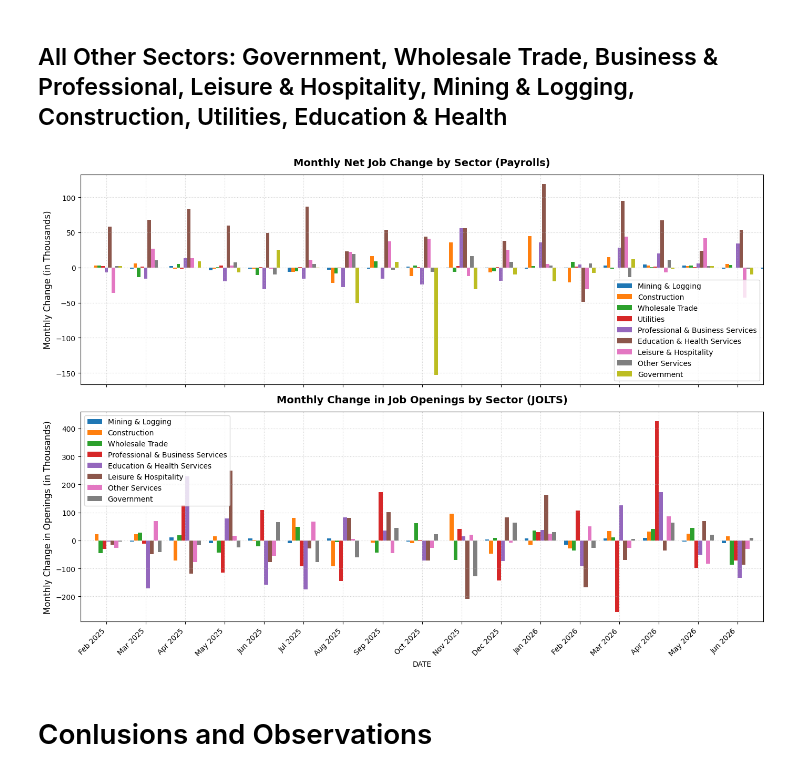
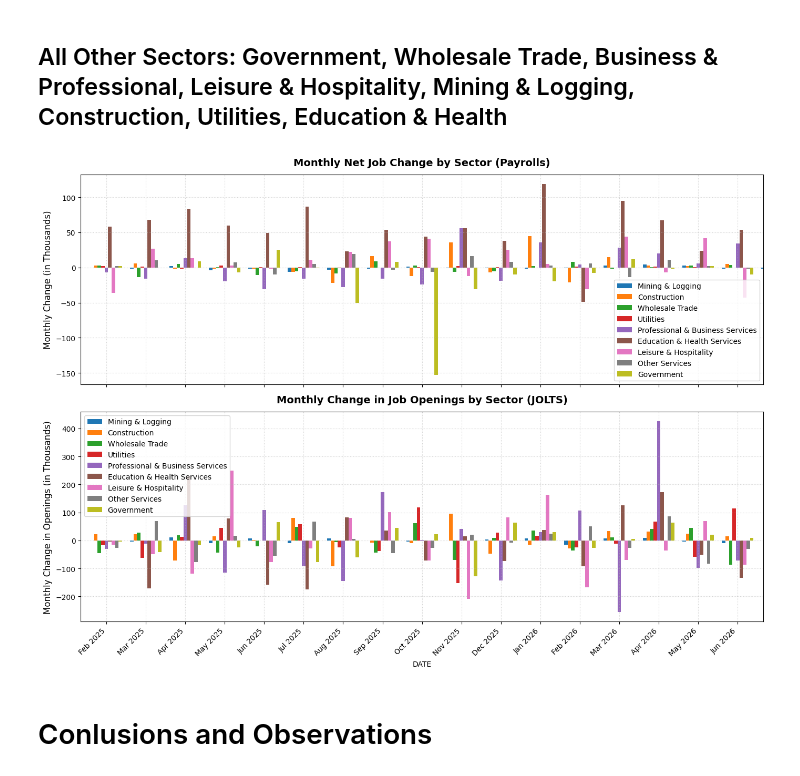
Before and after one commit to B-Ali04/Introduction-to-Machine-Learning-Using-Python-, a Jupyter notebook: 6. Applied Case Studies/U.S. Labor Market - Key Performance Indicators.ipynb, the cells around one changed output. Drawn from its saved outputs; the diff is of its cells as text; code cells hidden in the pictures.

```diff
--- a/6. Applied Case Studies/U.S. Labor Market - Key Performance Indicators.ipynb
+++ b/6. Applied Case Studies/U.S. Labor Market - Key Performance Indicators.ipynb
@@ -662,42 +662,44 @@ jolts_mx_other = {
     "Mining & Logging": "JTU110099JOL",
     "Construction": "JTS2300JOL",
     "Wholesale Trade": "JTU4200JOL",
+    "Utilities": "JTU480099JOL",
     "Professional & Business Services": "JTS540099JOL",
     "Education & Health Services": "JTS6000JOL",
     "Leisure & Hospitality": "JTS7000JOL",
     "Other Services": "JTU8100JOL",
     "Government": "JTS9000JOL"
 }
+
 df_emp_other = web.DataReader(list(emp_mx_other.values()), 'fred', start, end)
 df_emp_other.rename(columns={v: k for k, v in emp_mx_other.items()}, inplace=True)
 df_emp_other_growth = df_emp_other.dropna(how='all').diff().dropna()
 
 df_jolts_other = web.DataReader(list(jolts_mx_other.values()), 'fred', start, end)
 df_jolts_other.rename(columns={v: k for k, v in jolts_mx_other.items()}, inplace=True)
 df_jolts_other_growth = df_jolts_other.dropna(how='all').diff().dropna()
 
 fig, (ax1, ax2) = plt.subplots(2, 1, figsize=(14, 10), sharex=True)
 
 # Monthly Net Job Changes (Payrolls)
 df_emp_other_growth.plot(kind='bar', ax=ax1, width=0.8)
 ax1.set_title('Monthly Net Job Change by Sector (Payrolls)', fontsize=14, fontweight='bold', pad=12)
 ax1.set_ylabel('Monthly Change (in Thousands)', fontsize=12)
 ax1.grid(True, linestyle=':', alpha=0.6)
 #ax1.legend(loc='upper left', frameon=True)
 
 # Monthly Change in Job Openings (JOLTS)
 df_jolts_other_growth.plot(kind='bar', ax=ax2, width=0.8)
 ax2.set_title('Monthly Change in Job Openings by Sector (JOLTS)', fontsize=14, fontweight='bold', pad=12)
 ax2.set_ylabel('Monthly Change in Openings (in Thousands)', fontsize=12)
 ax2.grid(True, linestyle=':', alpha=0.6)
 ax2.legend(loc='upper left', frameon=True)
 
 ax2.set_xticklabels([d.strftime('%b %Y') for d in df_jolts_other_growth.index], rotation=45, ha='right')
 
 plt.tight_layout()
 plt.show()
 # %% [output]
-[figure, old version]
+[figure, new version]
 # %% [markdown]
 # Conlusions and Observations
 # %% [markdown]
```
